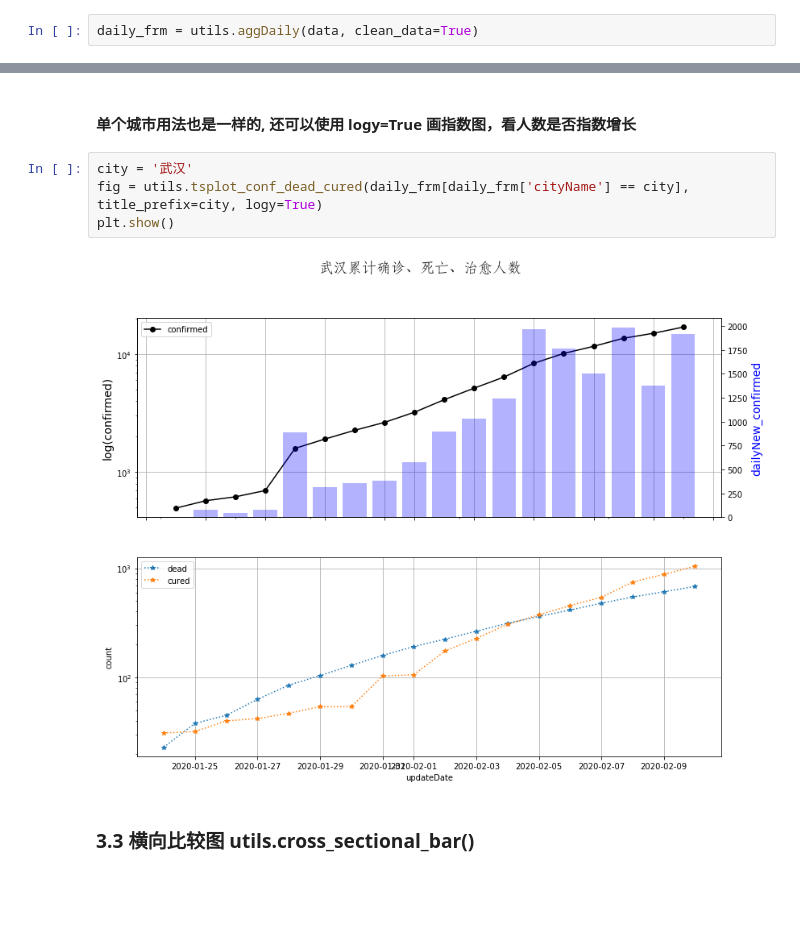
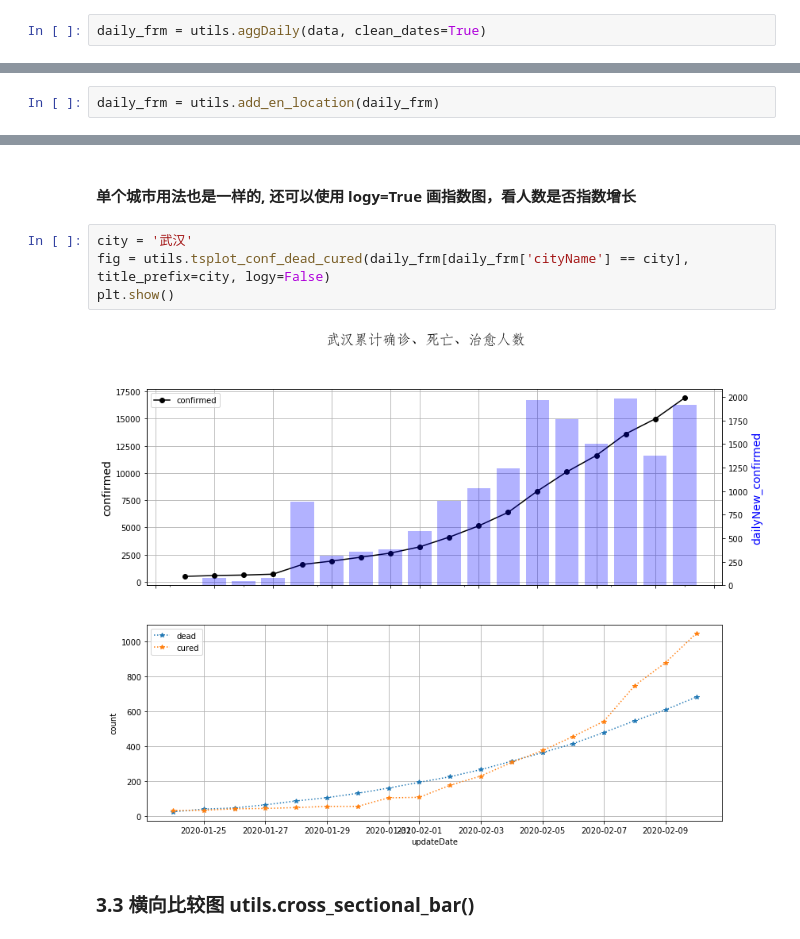
Before and after one commit to jianxu305/nCov2019_analysis, a Jupyter notebook: src/demo.ipynb, the cells around one changed output, grey strips where cells are left out. Drawn from its saved outputs; the diff is of its cells as text; blank space fills up the shorter version.

```diff
--- a/src/demo.ipynb
+++ b/src/demo.ipynb
@@ -38,2 +36,2 @@ data.head(3)  # 查看数据形式
 # %%
-daily_frm = utils.aggDaily(data, clean_data=True)
+daily_frm = utils.aggDaily(data, clean_dates=True)
@@ -59,0 +62,2 @@ daily_frm[daily_frm['cityName'] == '武汉'][['confirmed', 'dailyNew_confirmed',
+# %%
+daily_frm = utils.add_en_location(daily_frm)
@@ -140,10 +165,10 @@ plt.show()
 #### 单个城市用法也是一样的, 还可以使用 logy=True 画指数图，看人数是否指数增长
 # %%
 city = '武汉'
-fig = utils.tsplot_conf_dead_cured(daily_frm[daily_frm['cityName'] == city], title_prefix=city, logy=True)
+fig = utils.tsplot_conf_dead_cured(daily_frm[daily_frm['cityName'] == city], title_prefix=city, logy=False)
 plt.show()
 # %% [output]
-[figure, old version]
+[figure, new version]
 # %% [markdown]
 ### 3.3 横向比较图 utils.cross_sectional_bar()
 # %% [markdown]
```
Also changed, not shown: parts of 18 cells of this notebook, 6 other files.
